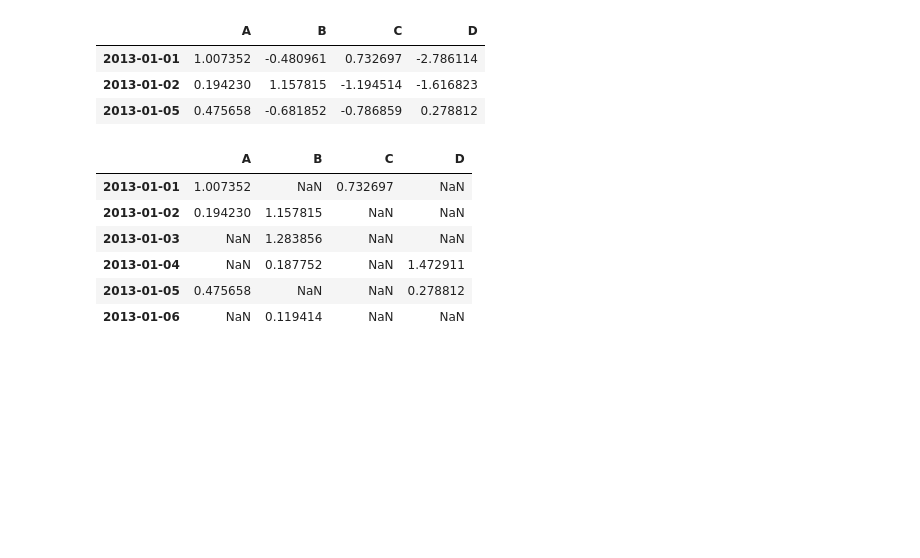
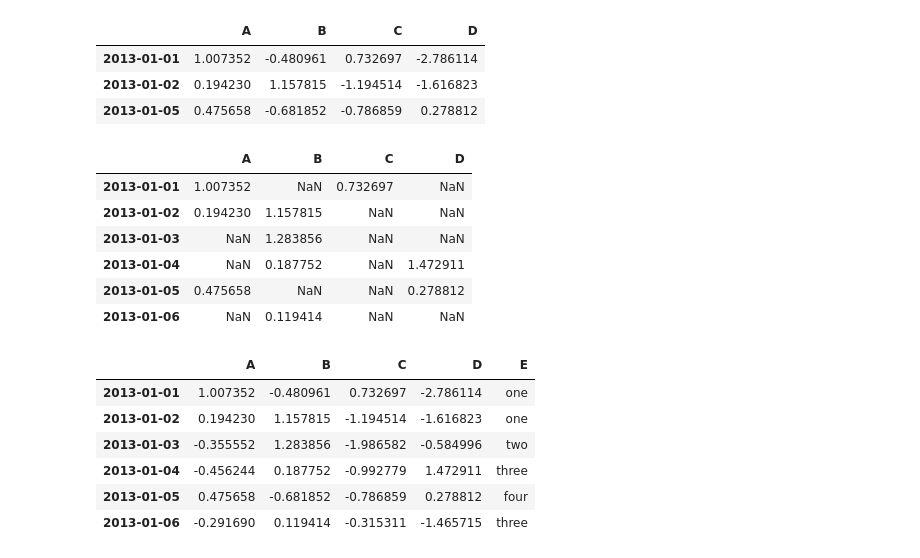
Before and after one commit to namsuhyeong/pandas, a Jupyter notebook: 10_minutes_to_pandas.ipynb, the cells around one changed output. Drawn from its saved outputs; the diff is of its cells as text; code cells hidden in the pictures; blank space fills up the shorter version.

```diff
--- a/10_minutes_to_pandas.ipynb
+++ b/10_minutes_to_pandas.ipynb
@@ -257,3 +257,15 @@ df[df > 0]
 | 2013-01-06 | NaN | 0.119414 | NaN | NaN |
 # %%
 df2 = df.copy()
+# %%
+df2["E"] = ["one", "one", "two", "three", "four", "three"]
+# %%
+df2
+# %% [output]
+|  | A | B | C | D | E |
+| 2013-01-01 | 1.007352 | -0.480961 | 0.732697 | -2.786114 | one |
+| 2013-01-02 | 0.194230 | 1.157815 | -1.194514 | -1.616823 | one |
+| 2013-01-03 | -0.355552 | 1.283856 | -1.986582 | -0.584996 | two |
+| 2013-01-04 | -0.456244 | 0.187752 | -0.992779 | 1.472911 | three |
+| 2013-01-05 | 0.475658 | -0.681852 | -0.786859 | 0.278812 | four |
+| 2013-01-06 | -0.291690 | 0.119414 | -0.315311 | -1.465715 | three |
```
Also changed, not shown: parts of 10 cells of this notebook.
